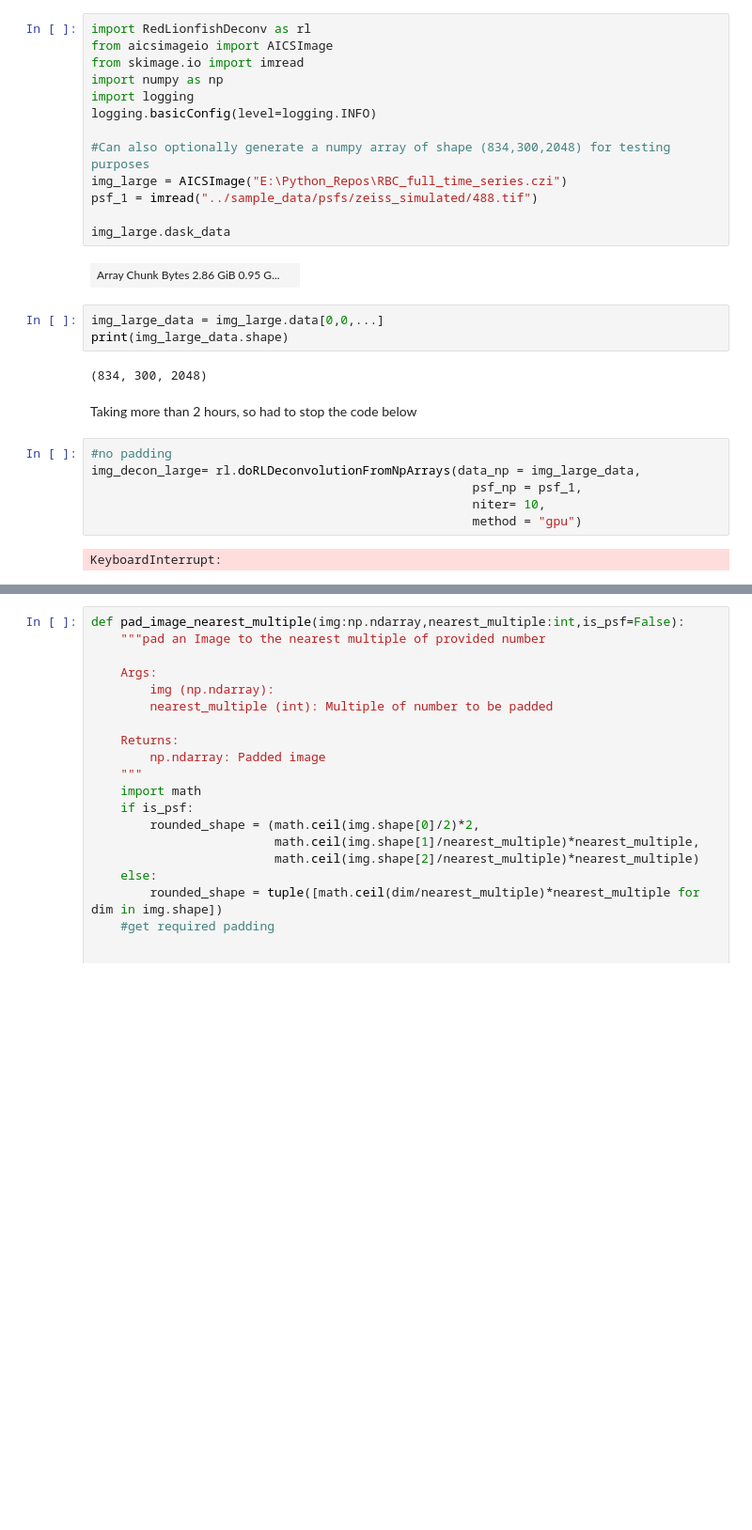
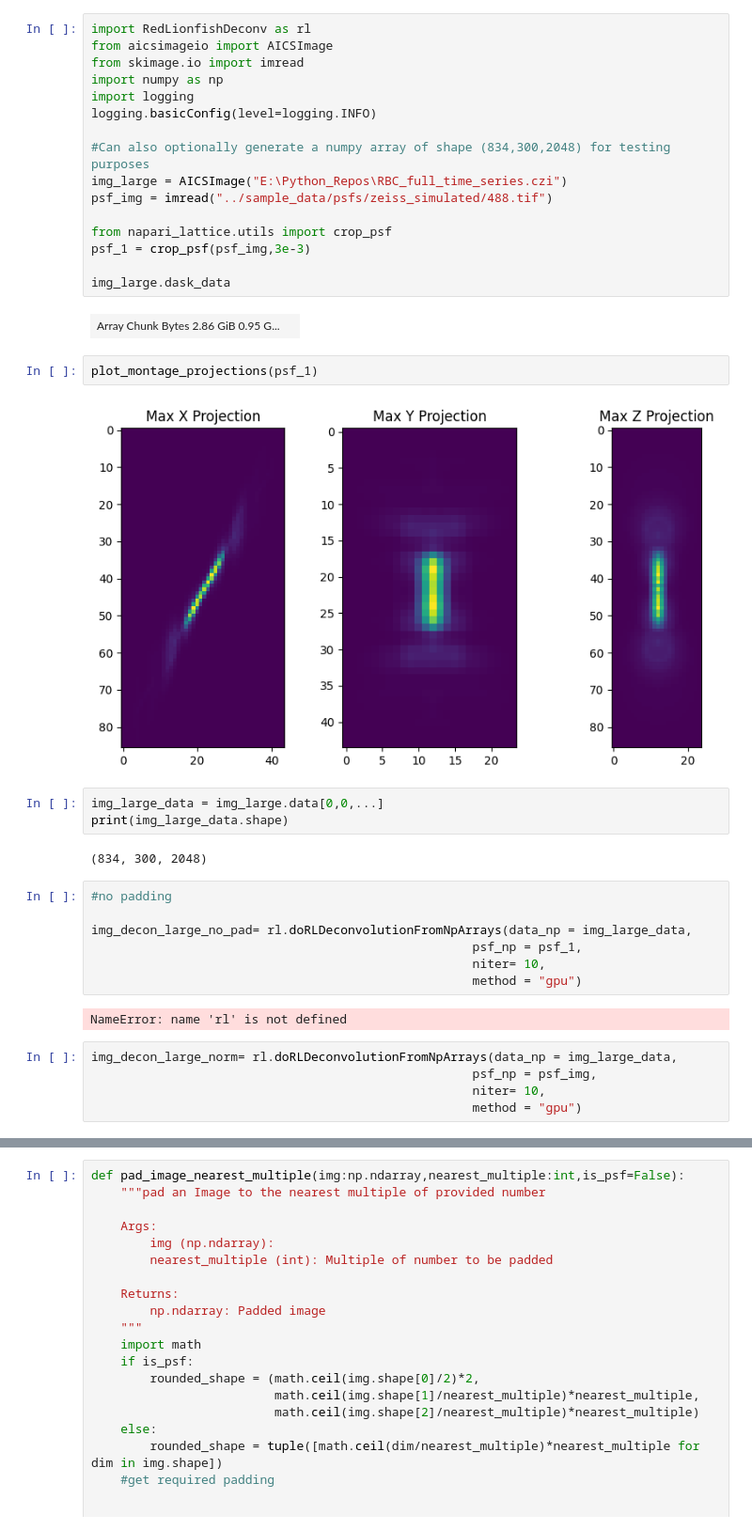
Before and after one commit to BioimageAnalysisCoreWEHI/napari_lattice, a Jupyter notebook: notebooks/deconvolution_RedLionFish.ipynb, the cells around one changed output, grey strips where cells are left out. Shown at 94% size. Saved outputs shown, nothing was run; the diff lists cells and outputs as text; blank space fills up the shorter version.

```diff
--- a/notebooks/deconvolution_RedLionFish.ipynb
+++ b/notebooks/deconvolution_RedLionFish.ipynb
@@ -104,23 +159,34 @@ logging.basicConfig(level=logging.INFO)
 
 #Can also optionally generate a numpy array of shape (834,300,2048) for testing purposes
 img_large = AICSImage("E:\Python_Repos\RBC_full_time_series.czi")
-psf_1 = imread("../sample_data/psfs/zeiss_simulated/488.tif")
+psf_img = imread("../sample_data/psfs/zeiss_simulated/488.tif")
+
+from napari_lattice.utils import crop_psf
+psf_1 = crop_psf(psf_img,3e-3)
 
 img_large.dask_data
 # %% [output]
 | Array Chunk Bytes 2.86 GiB 0.95 G... |  |
+# %%
+plot_montage_projections(psf_1)
+# %% [output]
+[figure, added]
 # %%
 img_large_data = img_large.data[0,0,...]
 print(img_large_data.shape)
 # %% [output]
 (834, 300, 2048)
-# %% [markdown]
-Taking more than 2 hours, so had to stop the code below
 # %%
 #no padding
-img_decon_large= rl.doRLDeconvolutionFromNpArrays(data_np = img_large_data,
+
+img_decon_large_no_pad= rl.doRLDeconvolutionFromNpArrays(data_np = img_large_data,
                                                     psf_np = psf_1,
                                                     niter= 10,
                                                     method = "gpu")
 # %% [output]
-KeyboardInterrupt:
+NameError: name 'rl' is not defined
+# %%
+img_decon_large_norm= rl.doRLDeconvolutionFromNpArrays(data_np = img_large_data,
+                                                    psf_np = psf_img,
+                                                    niter= 10,
+                                                    method = "gpu")
```
Also changed, not shown: parts of 15 cells of this notebook, 2 other files.
